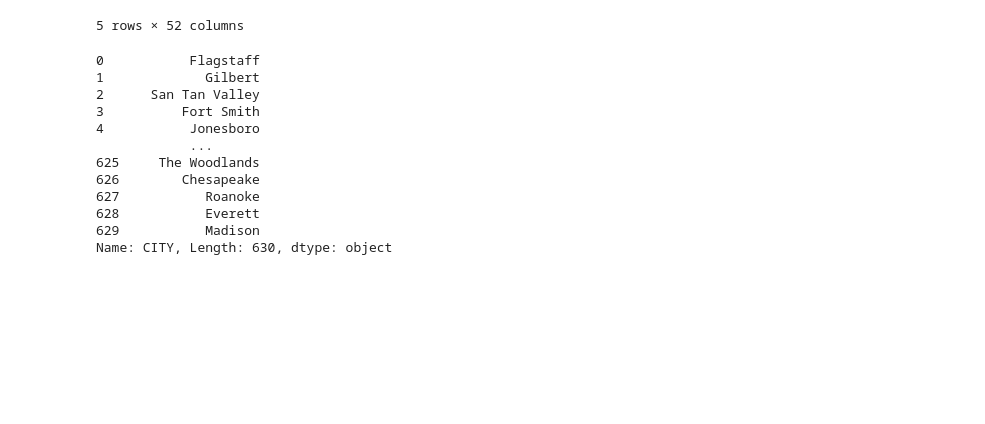
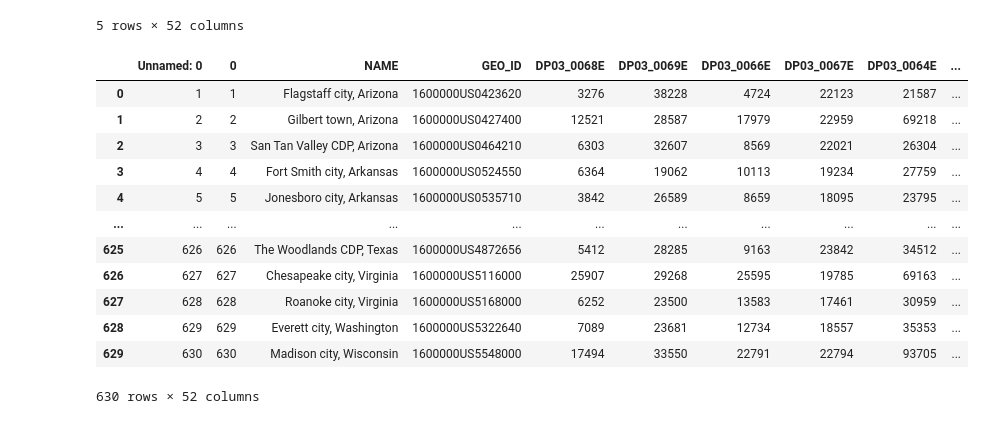
Before and after one commit to lesro/change_unlimited, a Jupyter notebook: notebooks/day2_df_review_merge.ipynb, the cells around one changed output. Drawn from its saved outputs; the diff is of its cells as text; code cells hidden in the pictures; blank space fills up the shorter version.

```diff
--- a/notebooks/day2_df_review_merge.ipynb
+++ b/notebooks/day2_df_review_merge.ipynb
@@ -215,18 +235,19 @@ cen_income['CITY'] = split_words(cen_income['CITY'], del_word)
 # %%
 cen_income_clean = cen_income.copy()
 cen_income_clean.to_csv('../data/eda_cen_income_data.csv')
-# %%
-cen_income['CITY']
-# %% [output]
-0           Flagstaff
-1             Gilbert
-2      San Tan Valley
-3          Fort Smith
-4           Jonesboro
-            ...
-625     The Woodlands
-626        Chesapeake
-627           Roanoke
-628           Everett
-629           Madison
-Name: CITY, Length: 630, dtype: object
+# %%
+cen_income_clean
+# %% [output]
+|  | Unnamed: 0 | 0 | NAME | GEO_ID | DP03_0068E | DP03_0069E | DP03_0066E | DP03_0067E | DP03_0064E | ... |
+| 0 | 1 | 1 | Flagstaff city, Arizona | 1600000US0423620 | 3276 | 38228 | 4724 | 22123 | 21587 | ... |
+| 1 | 2 | 2 | Gilbert town, Arizona | 1600000US0427400 | 12521 | 28587 | 17979 | 22959 | 69218 | ... |
+| 2 | 3 | 3 | San Tan Valley CDP, Arizona | 1600000US0464210 | 6303 | 32607 | 8569 | 22021 | 26304 | ... |
+| 3 | 4 | 4 | Fort Smith city, Arkansas | 1600000US0524550 | 6364 | 19062 | 10113 | 19234 | 27759 | ... |
+| 4 | 5 | 5 | Jonesboro city, Arkansas | 1600000US0535710 | 3842 | 26589 | 8659 | 18095 | 23795 | ... |
+| ... | ... | ... | ... | ... | ... | ... | ... | ... | ... | ... |
+| 625 | 626 | 626 | The Woodlands CDP, Texas | 1600000US4872656 | 5412 | 28285 | 9163 | 23842 | 34512 | ... |
+| 626 | 627 | 627 | Chesapeake city, Virginia | 1600000US5116000 | 25907 | 29268 | 25595 | 19785 | 69163 | ... |
+| 627 | 628 | 628 | Roanoke city, Virginia | 1600000US5168000 | 6252 | 23500 | 13583 | 17461 | 30959 | ... |
+| 628 | 629 | 629 | Everett city, Washington | 1600000US5322640 | 7089 | 23681 | 12734 | 18557 | 35353 | ... |
+| 629 | 630 | 630 | Madison city, Wisconsin | 1600000US5548000 | 17494 | 33550 | 22791 | 22794 | 93705 | ... |
+630 rows × 52 columns
```
Also changed, not shown: parts of 2 cells of this notebook.
